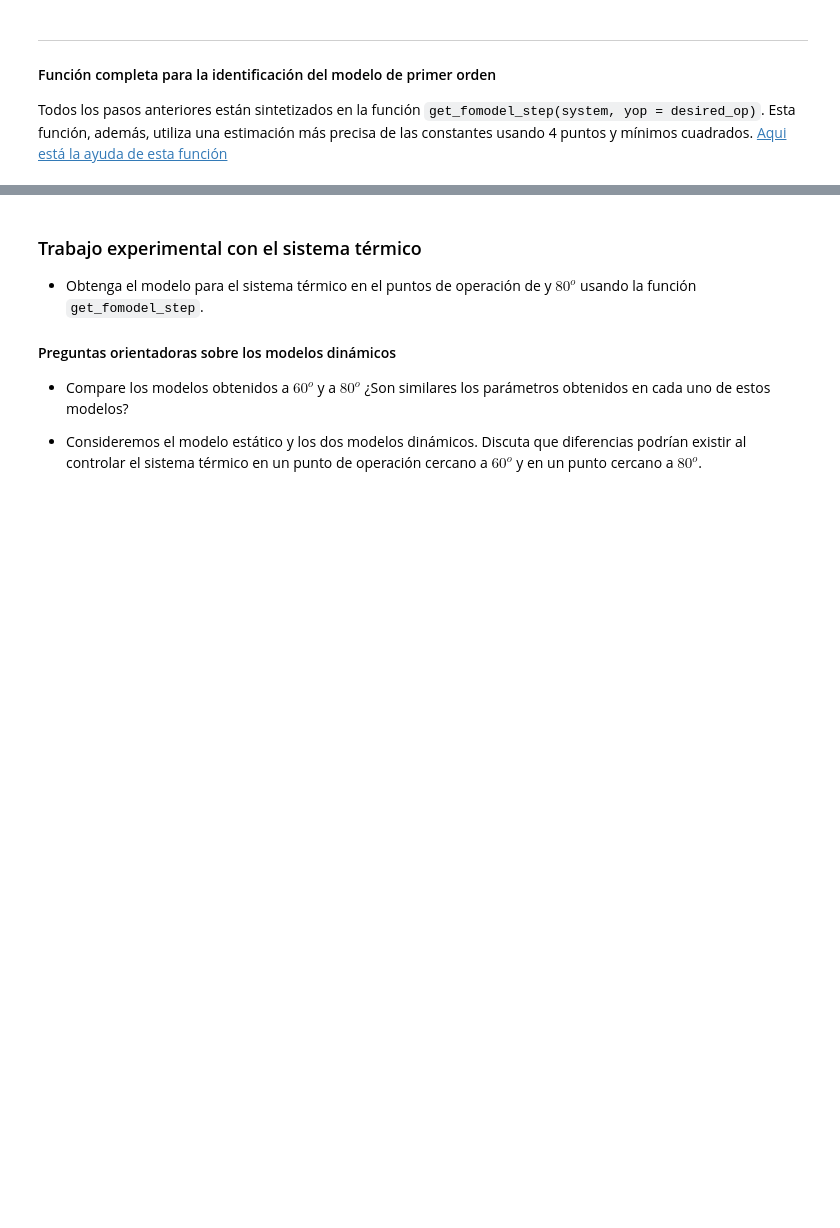
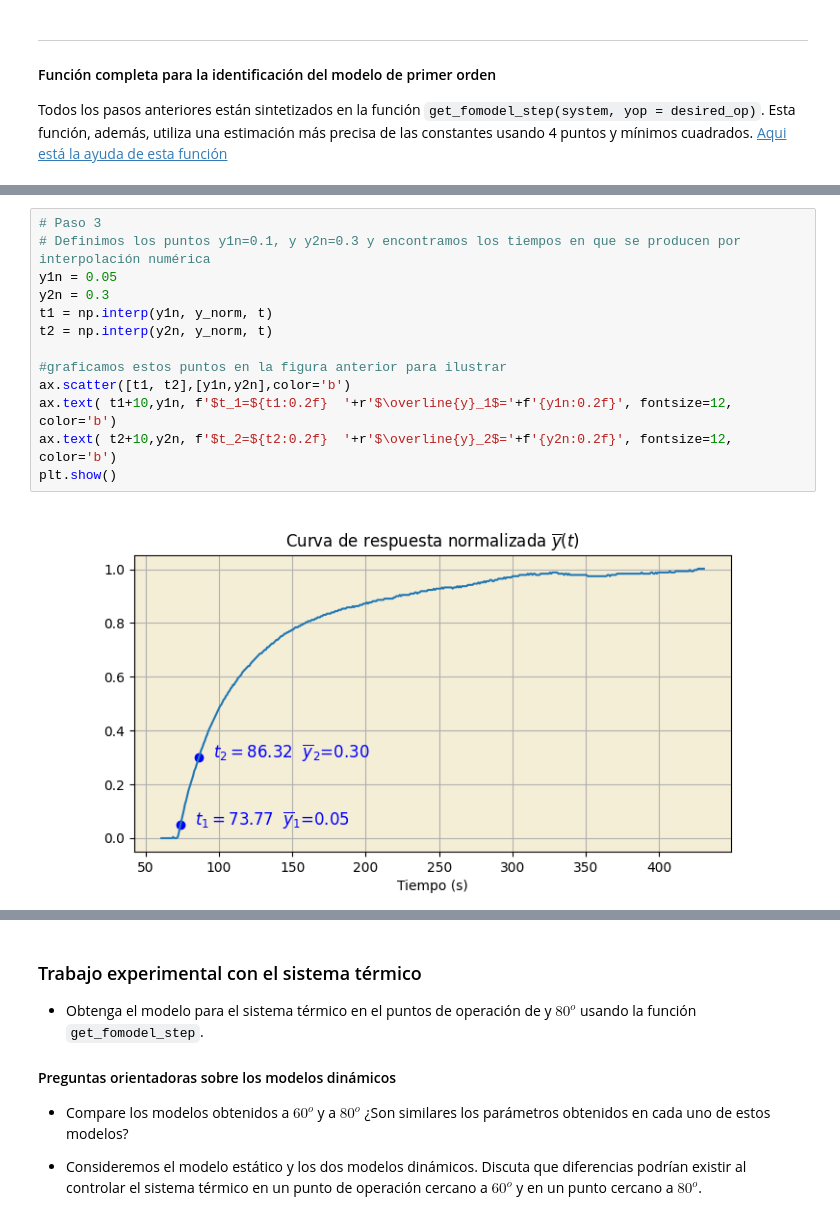
Before and after one commit to odacostaz/UNThermal, a Jupyter notebook: code/python_code/notebooks_lab_2024_2/guia1a-Identificacion_curva_de_reaccion.ipynb, the cells around one changed output, grey strips where cells are left out. Cells and saved outputs as stored; diff of their text form; blank space fills up the shorter version.

```diff
--- a/code/python_code/notebooks_lab_2024_2/guia1a-Identificacion_curva_de_reaccion.ipynb
+++ b/code/python_code/notebooks_lab_2024_2/guia1a-Identificacion_curva_de_reaccion.ipynb
@@ -266,0 +345,15 @@ Todos los pasos anteriores están sintetizados en la función `get_fomodel_step(
+# %%
+# Paso 3
+# Definimos los puntos y1n=0.1, y y2n=0.3 y encontramos los tiempos en que se producen por interpolación numérica
+y1n = 0.05
+y2n = 0.3
+t1 = np.interp(y1n, y_norm, t)
+t2 = np.interp(y2n, y_norm, t)
+
+#graficamos estos puntos en la figura anterior para ilustrar
+ax.scatter([t1, t2],[y1n,y2n],color='b')
+ax.text( t1+10,y1n, f'$t_1=${t1:0.2f}  '+r'$\overline{y}_1$='+f'{y1n:0.2f}', fontsize=12, color='b')
+ax.text( t2+10,y2n, f'$t_2=${t2:0.2f}  '+r'$\overline{y}_2$='+f'{y2n:0.2f}', fontsize=12, color='b')
+plt.show()
+# %% [output]
+[figure, added]
```
Also changed, not shown: parts of 13 cells of this notebook.
